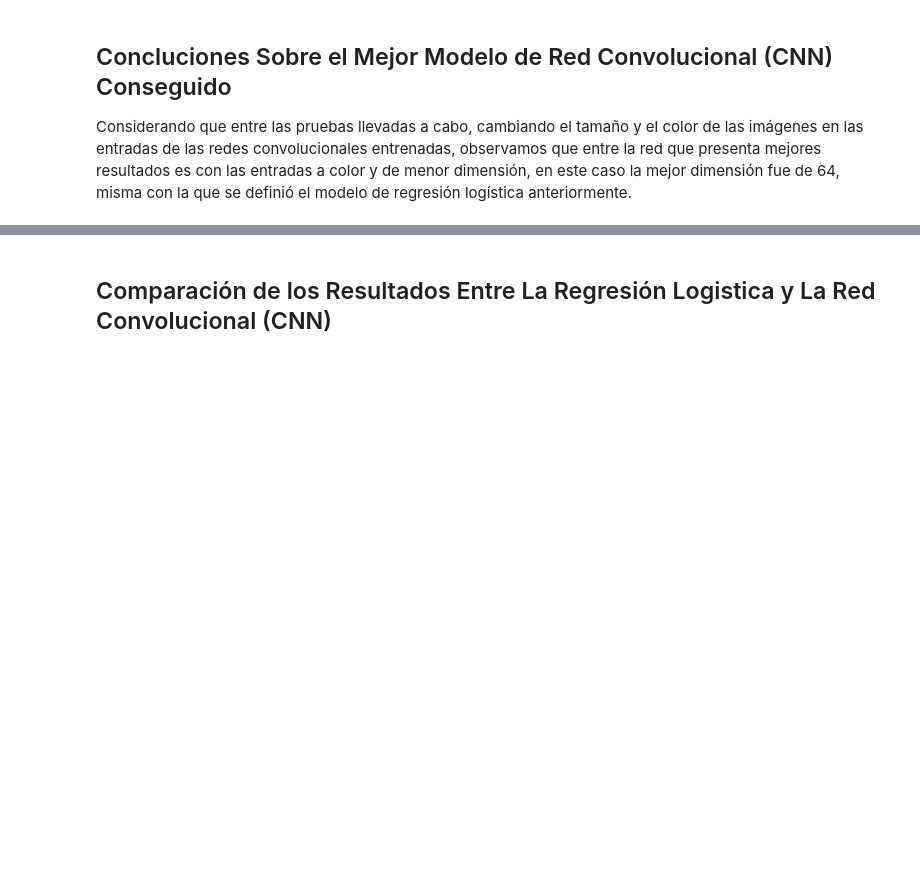
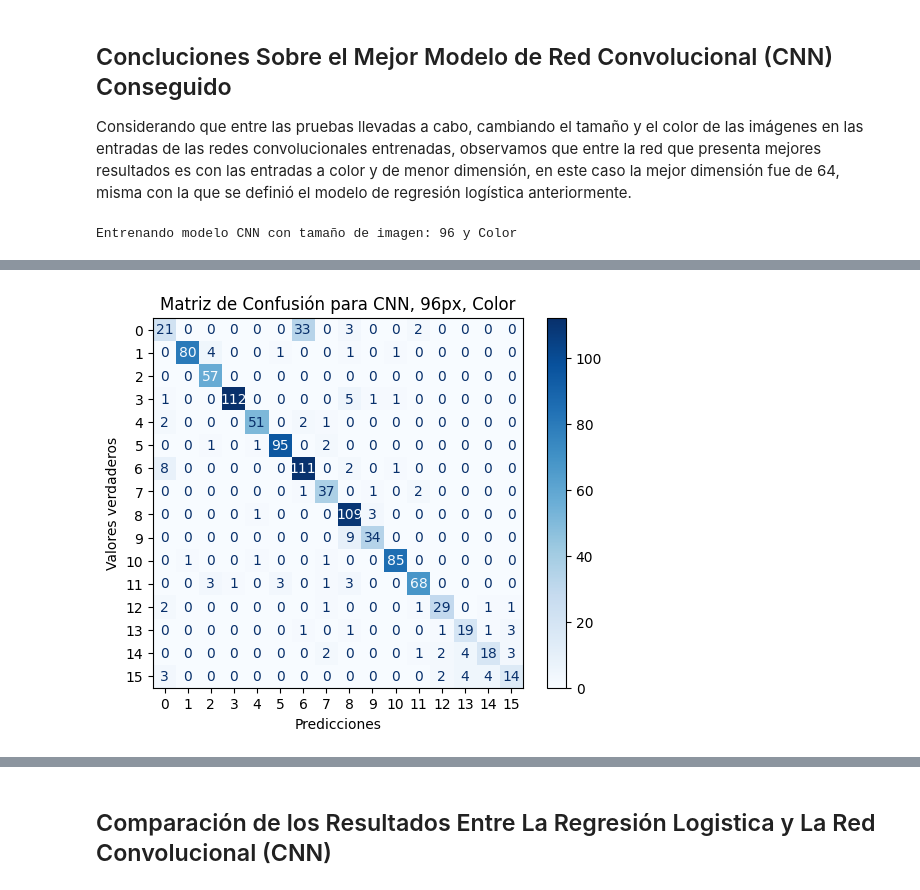
Before and after one commit to F3liP3L/Statistics_III, a Jupyter notebook: tarea3/src/tarea3.ipynb, the cells around one changed output, grey strips where cells are left out. Drawn from its saved outputs; the diff is of its cells as text; code cells hidden in the pictures; blank space fills up the shorter version.

Commit message:
✨ feat: Add CNN model 96px and 126px

```diff
--- a/tarea3/src/tarea3.ipynb
+++ b/tarea3/src/tarea3.ipynb
@@ -145,8 +145,6 @@ from sklearn.metrics import ConfusionMatrixDisplay
 
 def plotConfusionMatrixWithCounts(yTrue, yPred, title="Matriz de Confusión"):
     """
-    Grafica la matriz de confusión y muestra los valores TP, TN, FP y FN.
-
     Parámetros:
     yTrue -- Valores verdaderos (etiquetas reales).
     yPred -- Valores predichos por el modelo.
@@ -160,5 +158,3 @@ def plotConfusionMatrixWithCounts(yTrue, yPred, title="Matriz de Confusión"):
     plt.xlabel("Predicciones")
     plt.ylabel("Valores verdaderos")
     plt.show()
-
-plotConfusionMatrixWithCounts(yVal.argmax(axis=1), yValPred, "Matriz de Confusión Regresión Logistica")
@@ -315,11 +298,11 @@ def trainModel(modelType, imgSize, grayscale):
     model = buildCnnModel(inputShape, numClasses)
 
     reduceLr = ReduceLROnPlateau(monitor='val_loss', factor=0.2, patience=5, min_lr=0.00001)
-    earlyStopping = EarlyStopping(monitor='val_loss', patience=10, restore_best_weights=True)
+    earlyStopping = EarlyStopping(monitor='val_loss', patience=20, restore_best_weights=True)
 
     history = model.fit(datagen.flow(xTrain, yTrain, batch_size=32),
                         validation_data=(xVal, yVal),
-                        epochs=10,
+                        epochs=50,
                         callbacks=[reduceLr, earlyStopping])
 
     valLoss, valAccuracy = model.evaluate(xVal, yVal)
@@ -462,3 +445,7 @@ Archivo de envío guardado como: CNN_submission_128_color.csv
 ## Concluciones Sobre el Mejor Modelo de Red Convolucional (CNN) Conseguido
 
 Considerando que entre las pruebas llevadas a cabo, cambiando el tamaño y el color de las imágenes en las entradas de las redes convolucionales entrenadas, observamos que entre la red que presenta mejores resultados es con las entradas a color y de menor dimensión, en este caso la mejor dimensión fue de 64, misma con la que se definió el modelo de regresión logística anteriormente.
+# %%
+model, labelEncoder, valAccuracy = trainModel("CNN",96,False)
+# %% [output]
+Entrenando modelo CNN con tamaño de imagen: 96 y Color
@@ -464,0 +469 @@ Considerando que entre las pruebas llevadas a cabo, cambiando el tamaño y el co
+[figure, added]
```
Also changed, not shown: parts of 9 cells of this notebook, 2 other files.
